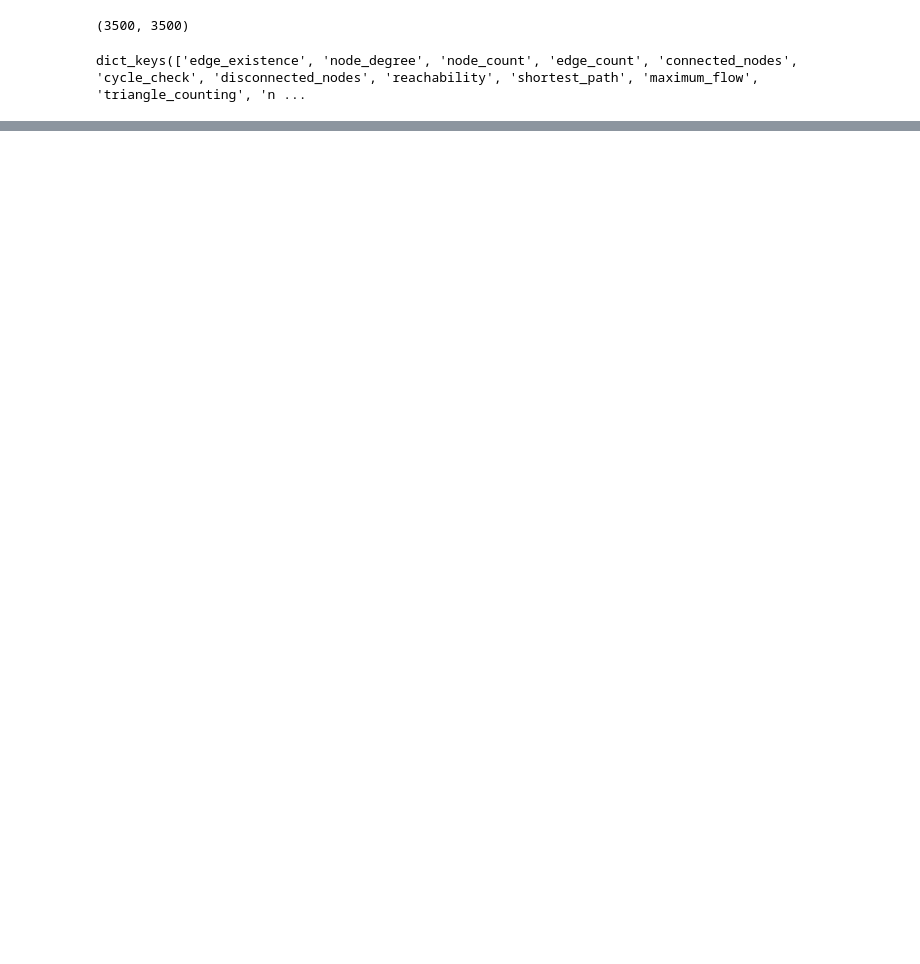
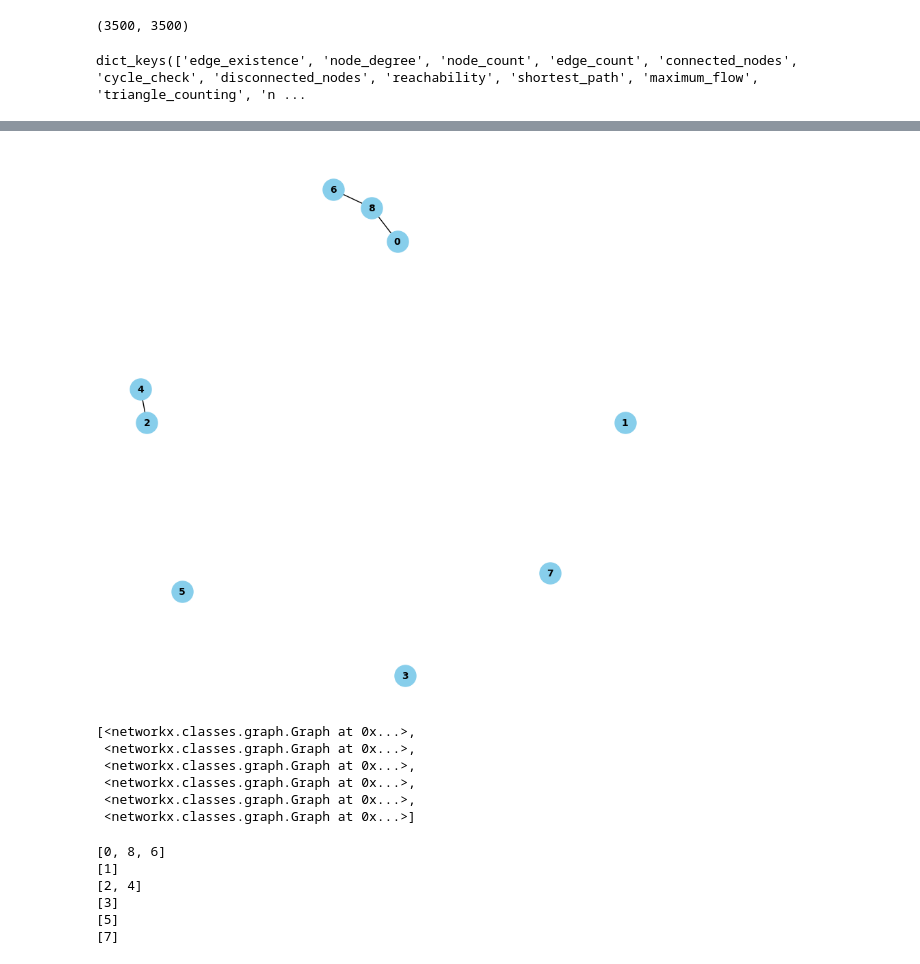
Before and after one commit to ansh997/GraphForge, a Jupyter notebook: test.ipynb, the cells around one changed output, grey strips where cells are left out. Saved outputs shown, nothing was run; the diff lists cells and outputs as text; code cells hidden in the pictures; blank space fills up the shorter version.

```diff
--- a/test.ipynb
+++ b/test.ipynb
@@ -87,0 +116,14 @@ dict_keys(['edge_existence', 'node_degree', 'node_count', 'edge_count', 'connect
+# %%
+draw_graph(graph)
+# %% [output]
+[figure, added]
+# %%
+S = [graph.subgraph(c).copy() for c in nx.connected_components(graph)]
+S
+# %% [output]
+[<networkx.classes.graph.Graph at 0x...>,
+ <networkx.classes.graph.Graph at 0x...>,
+ <networkx.classes.graph.Graph at 0x...>,
+ <networkx.classes.graph.Graph at 0x...>,
+ <networkx.classes.graph.Graph at 0x...>,
+ <networkx.classes.graph.Graph at 0x...>]
@@ -87,0 +149,11 @@ dict_keys(['edge_existence', 'node_degree', 'node_count', 'edge_count', 'connect
+# %%
+for s in S:
+    # draw_graph(s)
+    print(s.nodes())
+# %% [output]
+[0, 8, 6]
+[1]
+[2, 4]
+[3]
+[5]
+[7]
```
Also changed, not shown: parts of 14 cells of this notebook, 38 other files.
